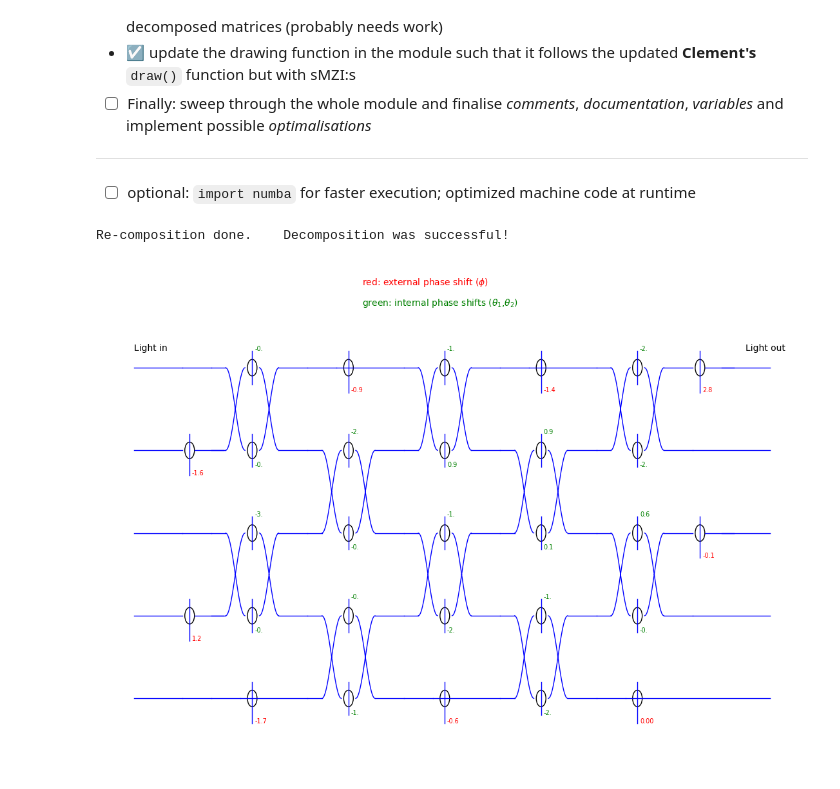
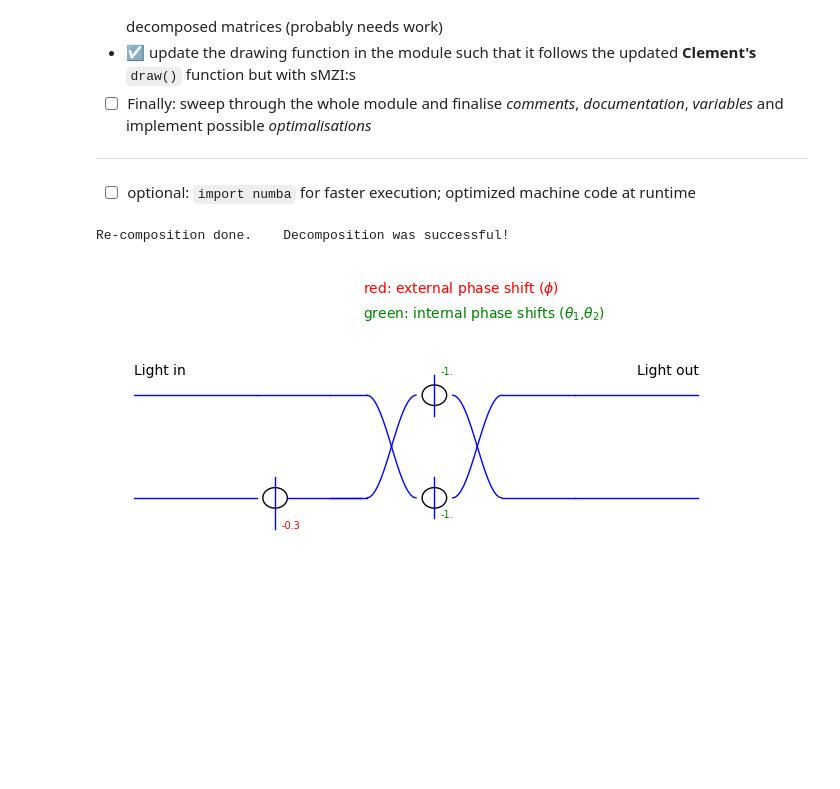
Before and after one commit to Szyli/Bell-decomposition, a Jupyter notebook: test_sMZI.ipynb, the cells around one changed output. Cells and saved outputs as stored; diff of their text form; code cells hidden in the pictures; blank space fills up the shorter version.

```diff
--- a/test_sMZI.ipynb
+++ b/test_sMZI.ipynb
@@ -427,36 +427,35 @@ print_matrix(V.round(10))
 # to run this part of the notebook
 import numpy as np
 import os
 
 if os.getcwd()[-9:]=="notebooks":
     os.chdir("..")
 
 import sMZI as itf
 
 def print_matrix(M: np.ndarray, prec: int=2):
     """
     Function to print a given matrix in a nice way.
 
     Parameters
     ------
     M : matrix to print
     prec : floating point precision
     """
     for row in M:
         print(f"{np.array2string(row, precision=prec ,formatter={'float': lambda row: f'{row:.2f}'},separator=', ', suppress_small=True)}")
     print('\n')
 
 def check_symmetric(a, rtol=1e-05, atol=1e-08):
     return np.allclose(a, a.T, rtol=rtol, atol=atol)
 
-
-U = itf.random_unitary(5)
+U = itf.random_unitary(2)
 I = itf.square_decomposition(U)
 I.calculate_transformation(U)
 I.draw()
 # %% [output]
 Re-composition done.    Decomposition was successful!
-[figure, old version]
+[figure, new version]
 # %%
 # print("number of output phases: {}\nnumber of input phases: {}".format(np.count_nonzero(I.output_phases),np.count_nonzero(I.input_phases)))
 # print("\nThe matrix encrypting the circuit after Bell's PS shifting:\n")
```
Also changed, not shown: 1 other file.
